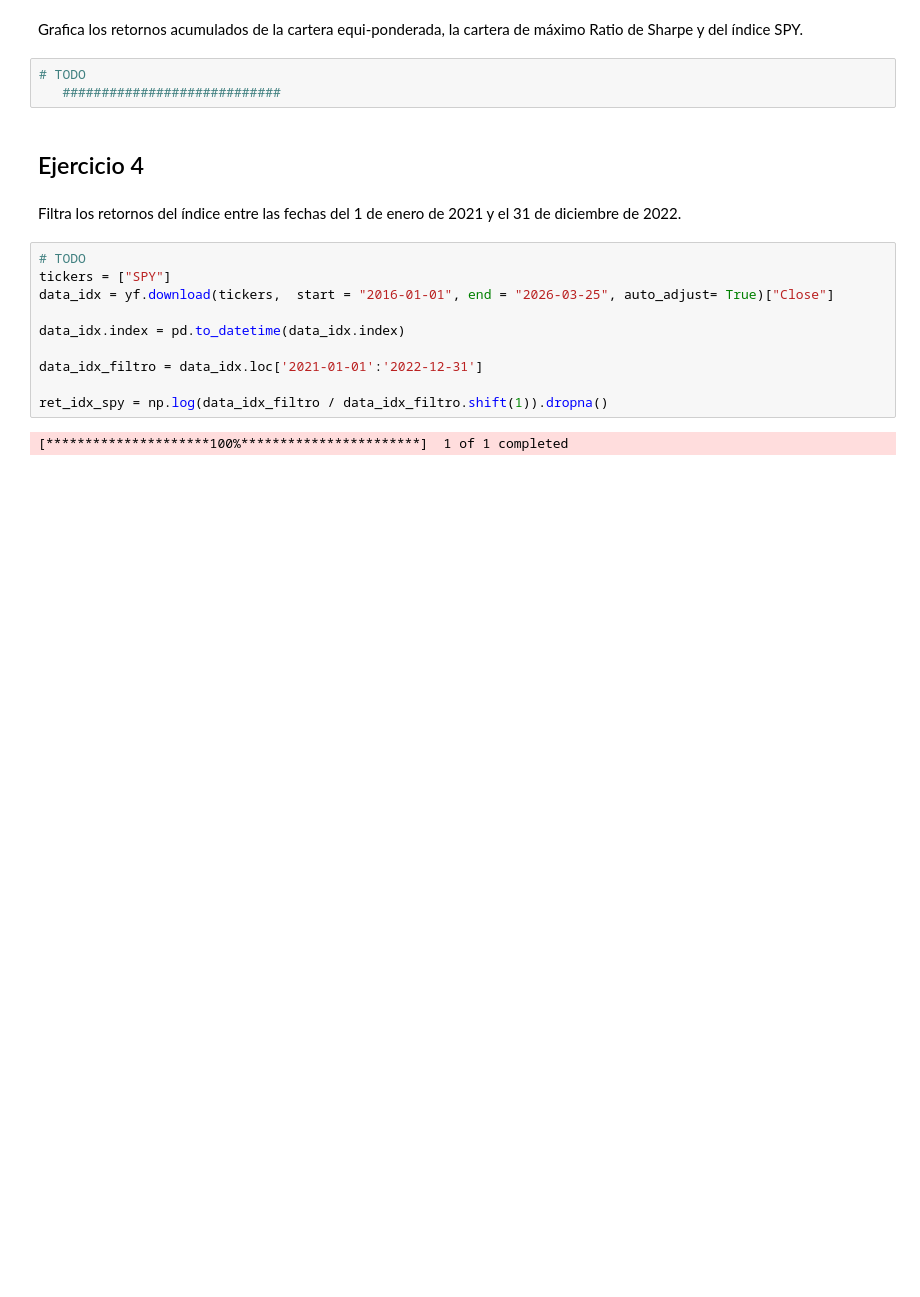
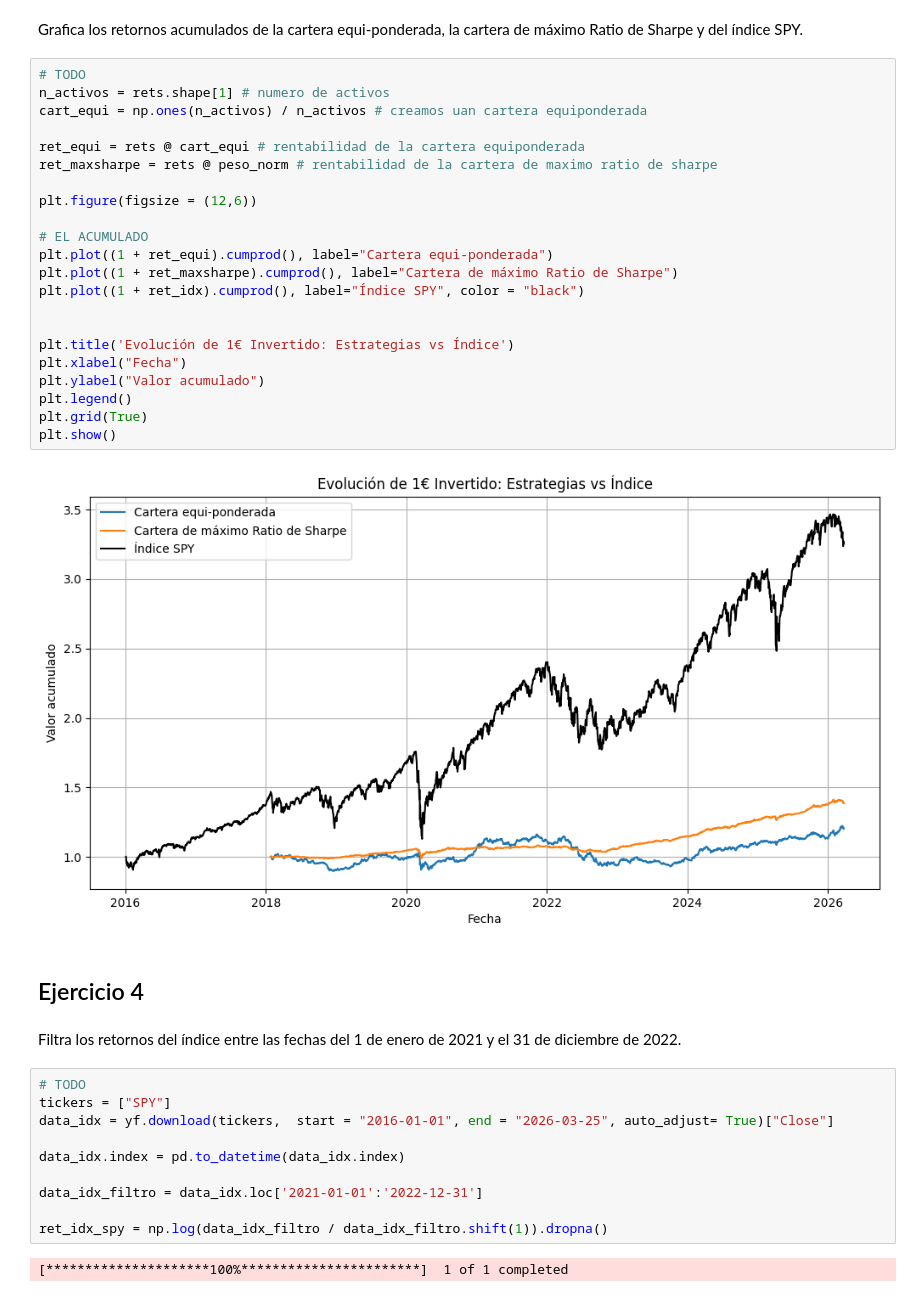
Before and after one commit to alfonso-santos/microcredencial-carteras-python, a Jupyter notebook: Tema_5_APT/src/Prueba_Nivel.ipynb, the cells around one changed output. Cells and saved outputs as stored; diff of their text form; blank space fills up the shorter version.

```diff
--- a/Tema_5_APT/src/Prueba_Nivel.ipynb
+++ b/Tema_5_APT/src/Prueba_Nivel.ipynb
@@ -511,7 +522,28 @@ for risk in riesgos_lst:
 Grafica los retornos acumulados de la cartera equi-ponderada, la cartera de máximo Ratio de Sharpe y del índice SPY.
 # %%
 # TODO
-   ############################
+n_activos = rets.shape[1] # numero de activos
+cart_equi = np.ones(n_activos) / n_activos # creamos uan cartera equiponderada
+
+ret_equi = rets @ cart_equi # rentabilidad de la cartera equiponderada
+ret_maxsharpe = rets @ peso_norm # rentabilidad de la cartera de maximo ratio de sharpe
+
+plt.figure(figsize = (12,6))
+
+# EL ACUMULADO
+plt.plot((1 + ret_equi).cumprod(), label="Cartera equi-ponderada")
+plt.plot((1 + ret_maxsharpe).cumprod(), label="Cartera de máximo Ratio de Sharpe")
+plt.plot((1 + ret_idx).cumprod(), label="Índice SPY", color = "black")
+
+
+plt.title('Evolución de 1€ Invertido: Estrategias vs Índice')
+plt.xlabel("Fecha")
+plt.ylabel("Valor acumulado")
+plt.legend()
+plt.grid(True)
+plt.show()
+# %% [output]
+[figure, added]
 # %% [markdown]
 ## Ejercicio 4
 # %% [markdown]
```
Also changed, not shown: parts of 18 cells of this notebook.
